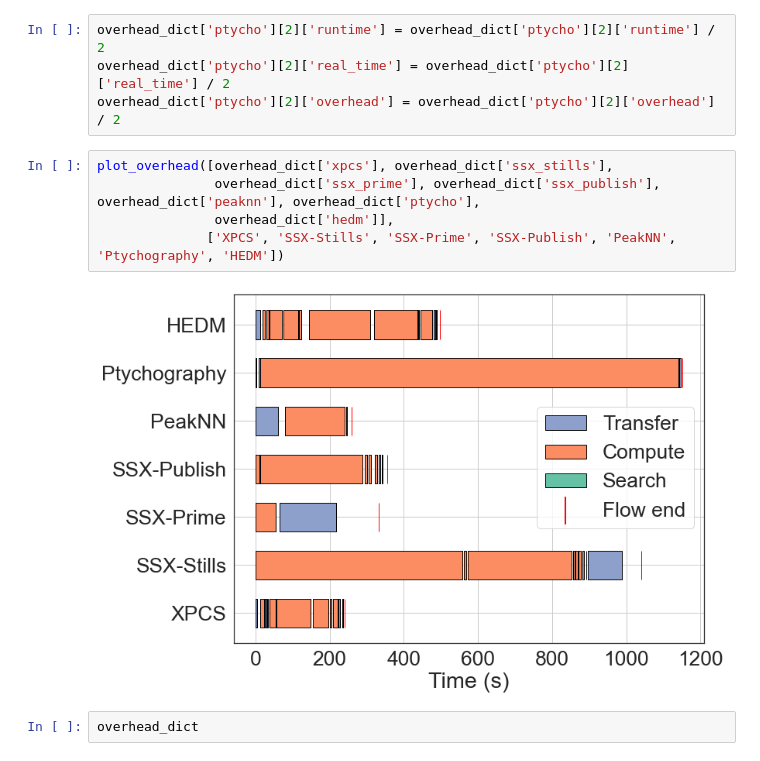
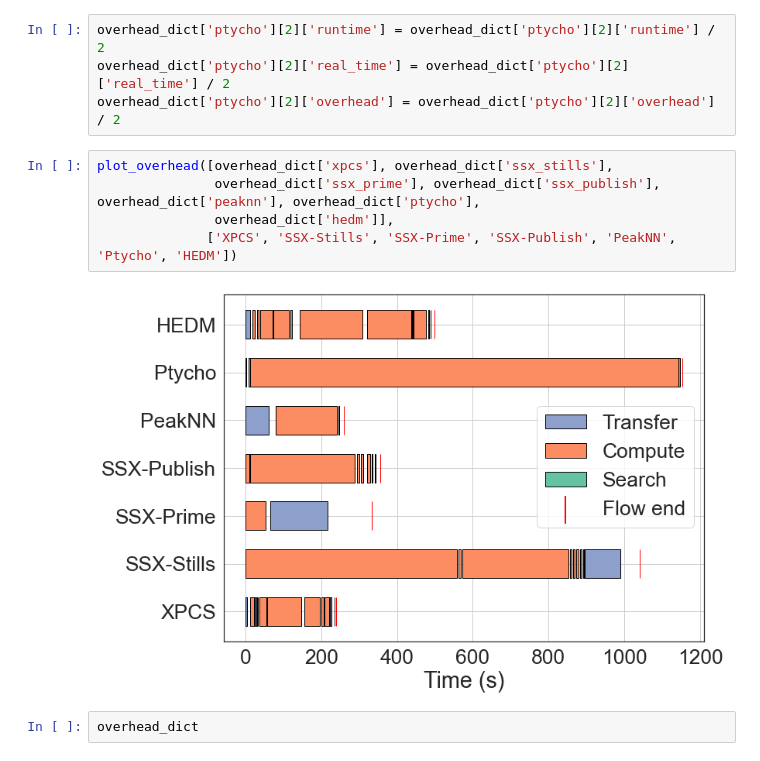
Before and after one commit to globus-labs/gladier-plots, a Jupyter notebook: gladier-figures.ipynb, the cells around one changed output. Drawn from its saved outputs; the diff is of its cells as text.

```diff
--- a/gladier-figures.ipynb
+++ b/gladier-figures.ipynb
@@ -225,10 +225,10 @@ overhead_dict['ptycho'][2]['overhead'] = overhead_dict['ptycho'][2]['overhead']
 # %%
 plot_overhead([overhead_dict['xpcs'], overhead_dict['ssx_stills'],
                overhead_dict['ssx_prime'], overhead_dict['ssx_publish'], overhead_dict['peaknn'], overhead_dict['ptycho'],
                overhead_dict['hedm']],
-              ['XPCS', 'SSX-Stills', 'SSX-Prime', 'SSX-Publish', 'PeakNN', 'Ptychography', 'HEDM'])
+              ['XPCS', 'SSX-Stills', 'SSX-Prime', 'SSX-Publish', 'PeakNN', 'Ptycho', 'HEDM'])
 # %% [output]
-[figure, old version]
+[figure, new version]
 # %%
 overhead_dict
 # %% [output]
```
Also changed, not shown: parts of 11 cells of this notebook.
